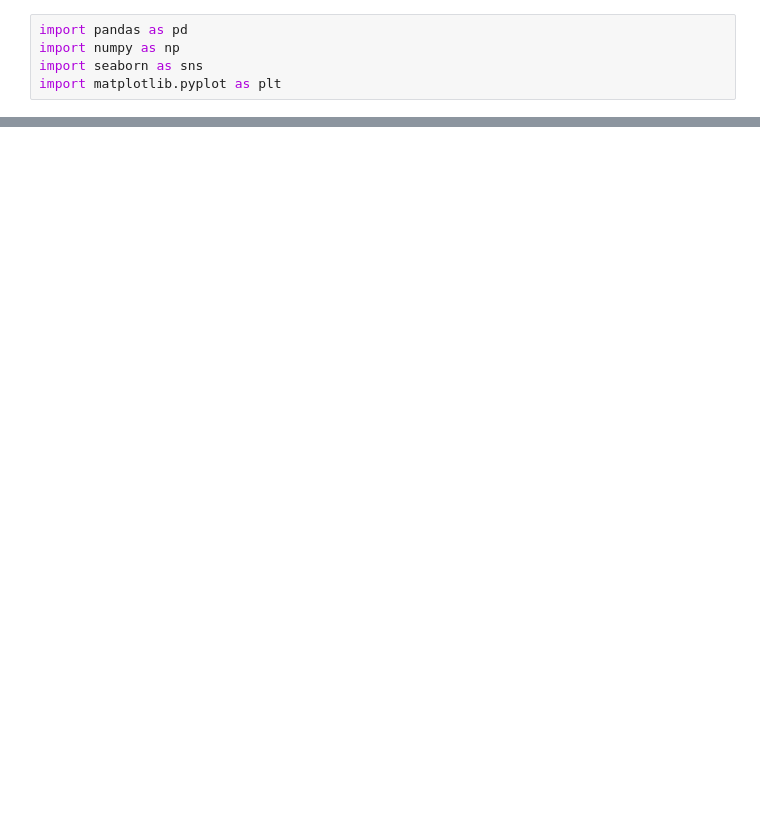
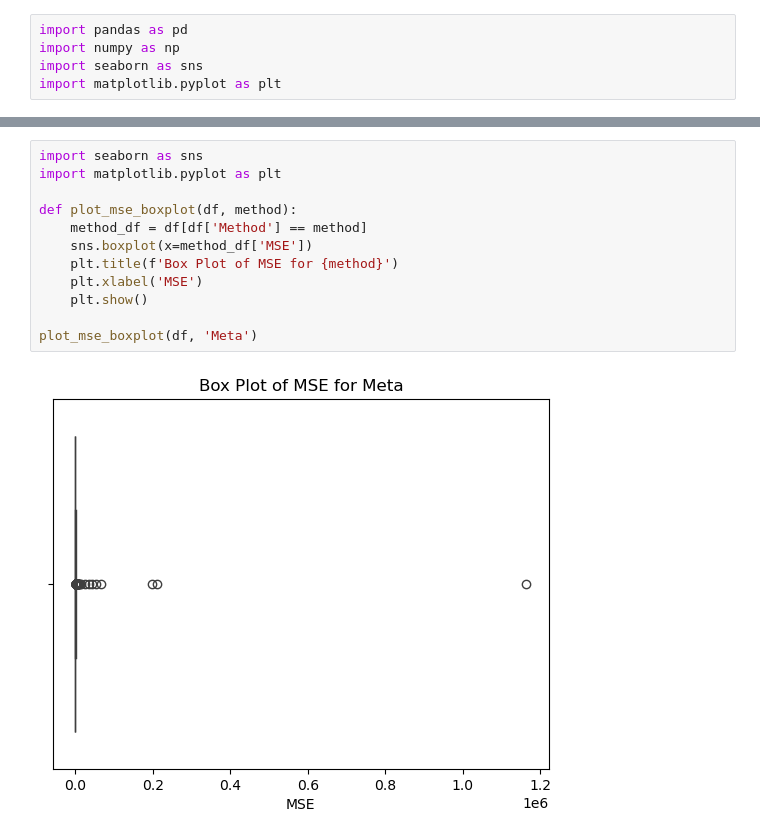
Before and after one commit to architp3/ecdna-analysis, a Jupyter notebook: minicpm/data.ipynb, the cells around one changed output, grey strips where cells are left out. Saved outputs shown, nothing was run; the diff lists cells and outputs as text; blank space fills up the shorter version.

```diff
--- a/minicpm/data.ipynb
+++ b/minicpm/data.ipynb
@@ -89,0 +155,14 @@ plt.show()
+# %%
+import seaborn as sns
+import matplotlib.pyplot as plt
+
+def plot_mse_boxplot(df, method):
+    method_df = df[df['Method'] == method]
+    sns.boxplot(x=method_df['MSE'])
+    plt.title(f'Box Plot of MSE for {method}')
+    plt.xlabel('MSE')
+    plt.show()
+
+plot_mse_boxplot(df, 'Meta')
+# %% [output]
+[figure, added]
```
Also changed, not shown: parts of 24 cells of this notebook, 5 other files.
